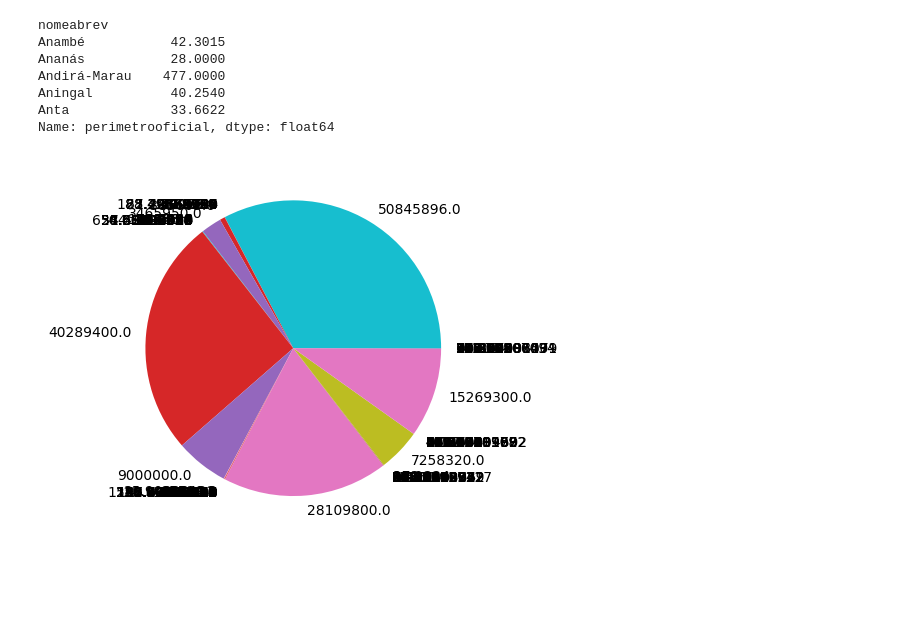
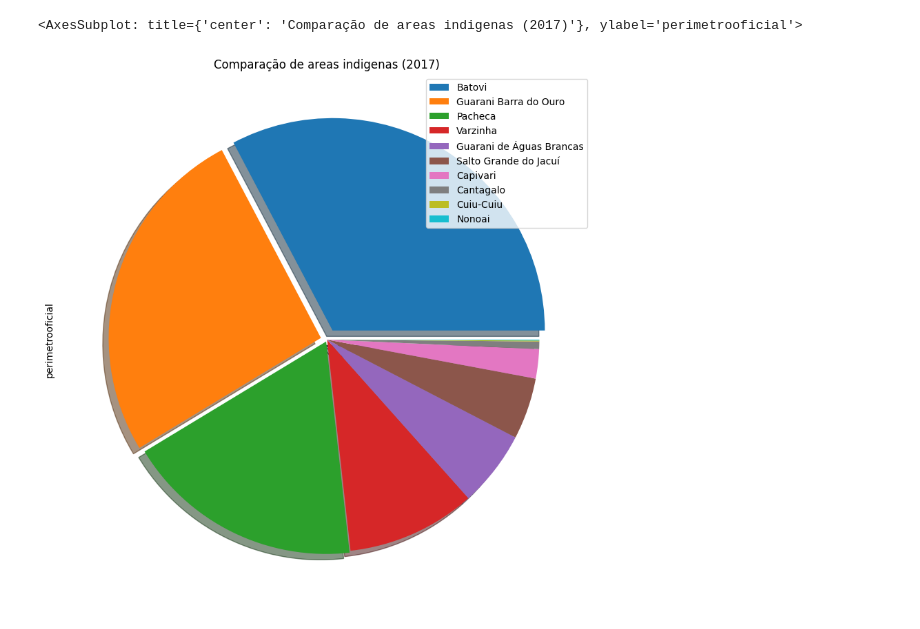
Before and after one commit to Gustavomichel/EDA-Brazil-indigenous-land, a Jupyter notebook: src/main.ipynb, the cells around one changed output. Cells and saved outputs as stored; diff of their text form; code cells hidden in the pictures; blank space fills up the shorter version.

Commit message:
Comparação de areas  indigeneas top 10

```diff
--- a/src/main.ipynb
+++ b/src/main.ipynb
@@ -13,16 +14,6 @@ dataset.head()
 | 3 | BC250_2017_Terra_Indigena_A.4 | 4 | Capivari | Capivari | Não | 3465950.0 | 43.32 | ... |
 | 4 | BC250_2017_Terra_Indigena_A.5 | 5 | Salto Grande do Jacuí | Salto Grande do Jacuí | Não | 7258320.0 | 234.96 | ... |
 # %%
-dataset = dataset.drop(columns=["FID","nome","geometriaaproximada","datasituacaojuridica","nometi", "id_produtor","codigofunai","id_elementoprodutor", "geom", "id_objeto", "areaoficialha"]).dropna()
+df = df.drop(columns=["FID","nome","geometriaaproximada","datasituacaojuridica","nometi", "id_produtor","codigofunai","id_elementoprodutor", "geom", "id_objeto", "areaoficialha", "grupoetnico","situacaojuridica"]).dropna()
 # %%
-dataset = dataset.groupby('nomeabrev')['perimetrooficial'].sum()
+df = df.groupby(by='nomeabrev')['perimetrooficial'].sum()
-# %%
-dataset.head()
-# %% [output]
-nomeabrev
-Anambé           42.3015
-Ananás           28.0000
-Andirá-Marau    477.0000
-Aningal          40.2540
-Anta             33.6622
-Name: perimetrooficial, dtype: float64
@@ -31,5 +20,11 @@ y = dataset
-# %%
-plt.pie(y, explode= None, labels=dataset)
-plt.show()
-# %% [output]
-[figure, removed]
+# %%
+df = df.sort_values(axis=0,ascending=False)
+# %%
+df = df.head(10)
+# %%
+explodes = [0.05,0.03,0.01,0,0,0,0,0,0,0]
+
+df.plot(kind='pie', labels = None, figsize=(12,10), legend=True, title='Comparação de areas indigenas (2017)', explode=explodes, shadow=True)
+# %% [output]
+<AxesSubplot: title={'center': 'Comparação de areas indigenas (2017)'}, ylabel='perimetrooficial'>
+[figure, added]
```
Also changed, not shown: parts of 4 cells of this notebook.
